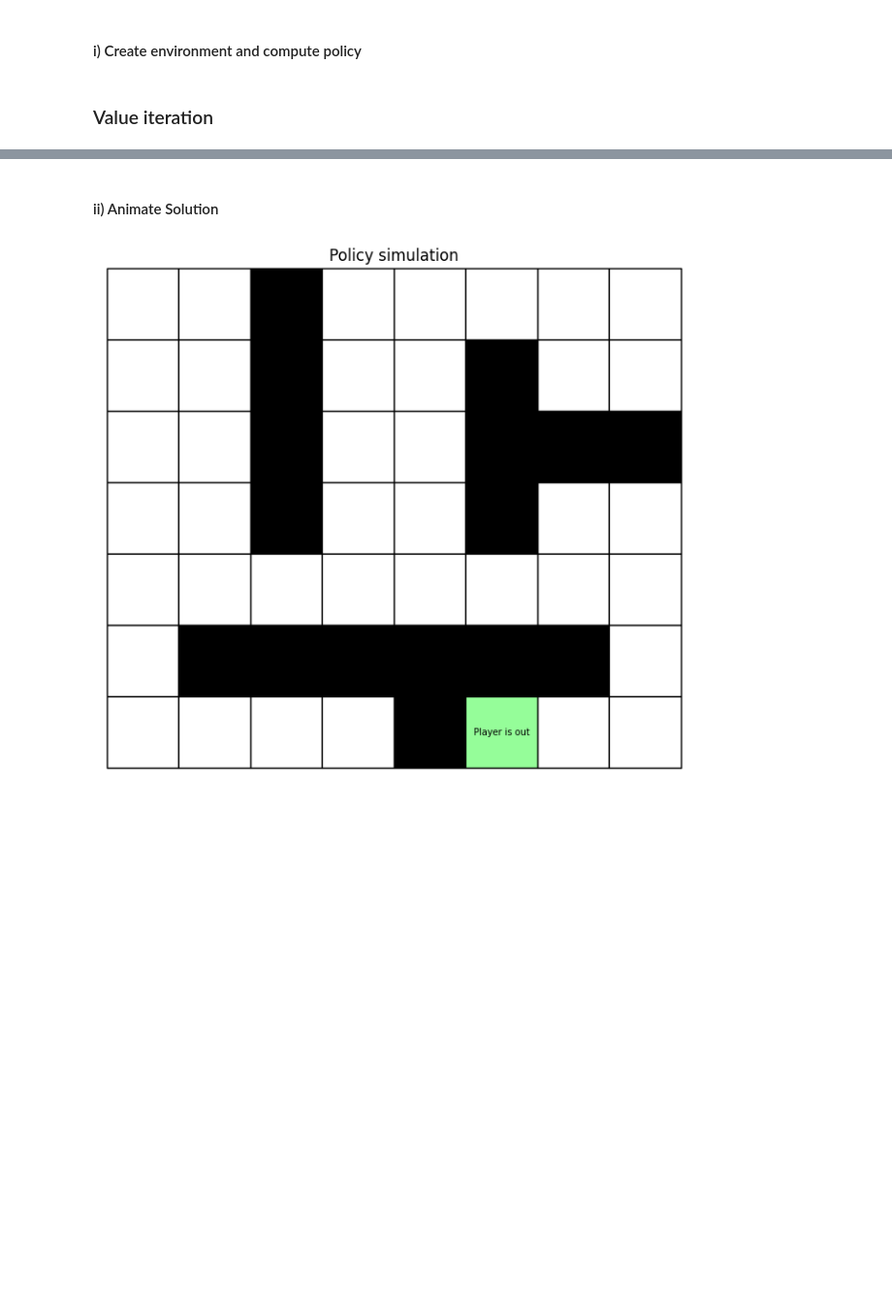
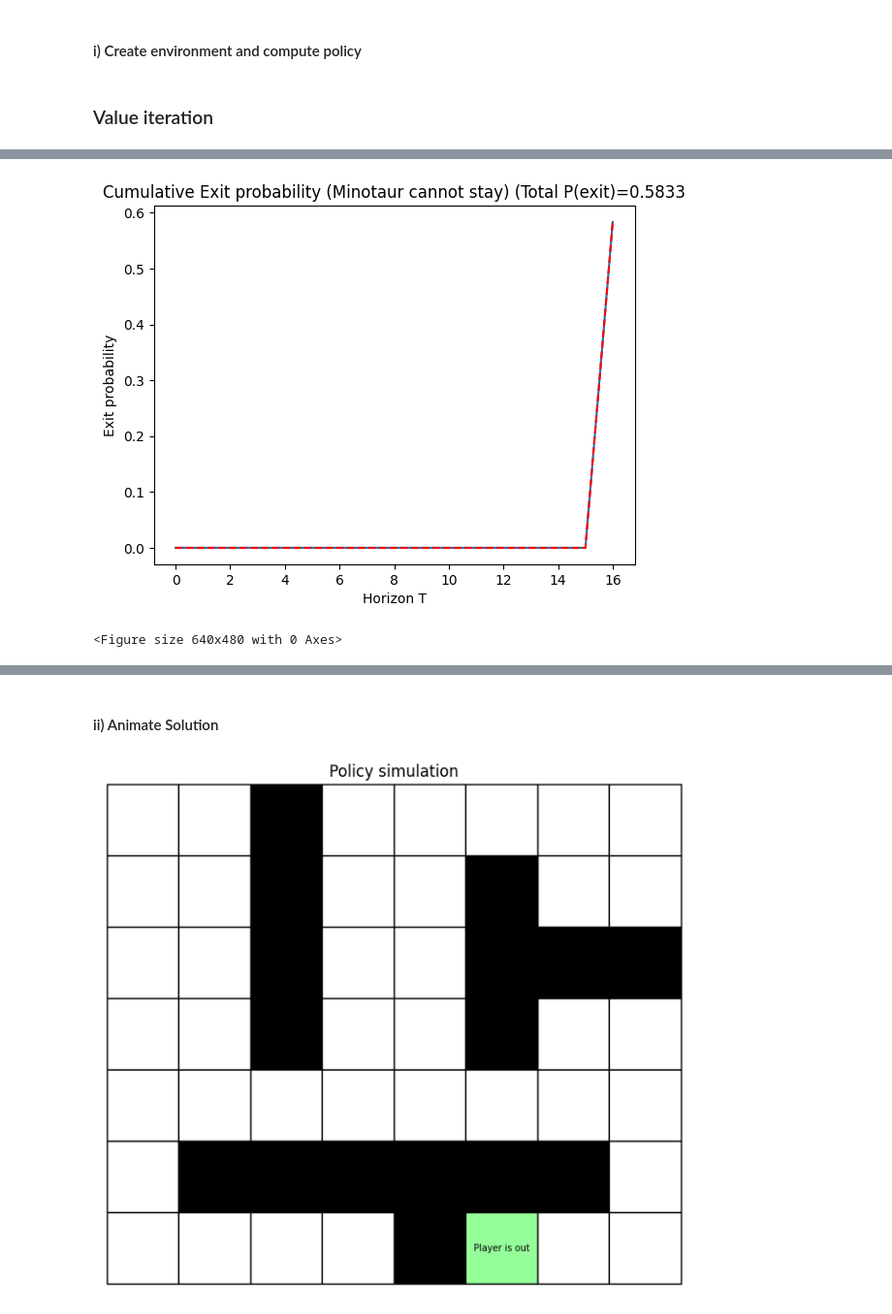
Before and after one commit to MoellerO/EL2805_RL, a Jupyter notebook: lab1_v2/lab1.ipynb, the cells around one changed output, grey strips where cells are left out. Shown: that part at 97% size. Saved outputs shown, nothing was run; the diff lists cells and outputs as text; code cells hidden in the pictures; blank space fills up the shorter version.

```diff
--- a/lab1_v2/lab1.ipynb
+++ b/lab1_v2/lab1.ipynb
@@ -50,0 +49,11 @@ env.draw_path(policy, 1, minotaur_pos, ValIter=True)
+# %%
+# Method applied
+method = 'ValIter'
+trials = 10000
+env = mz.Maze(maze, T, minotaur_stay=False)
+# Compute Probability of exiting the maze
+
+mz.compute_probability(env, method, trials)
+# %% [output]
+[figure, added]
+<Figure size 640x480 with 0 Axes>
```
Also changed, not shown: parts of 4 cells of this notebook, 1 other file.
